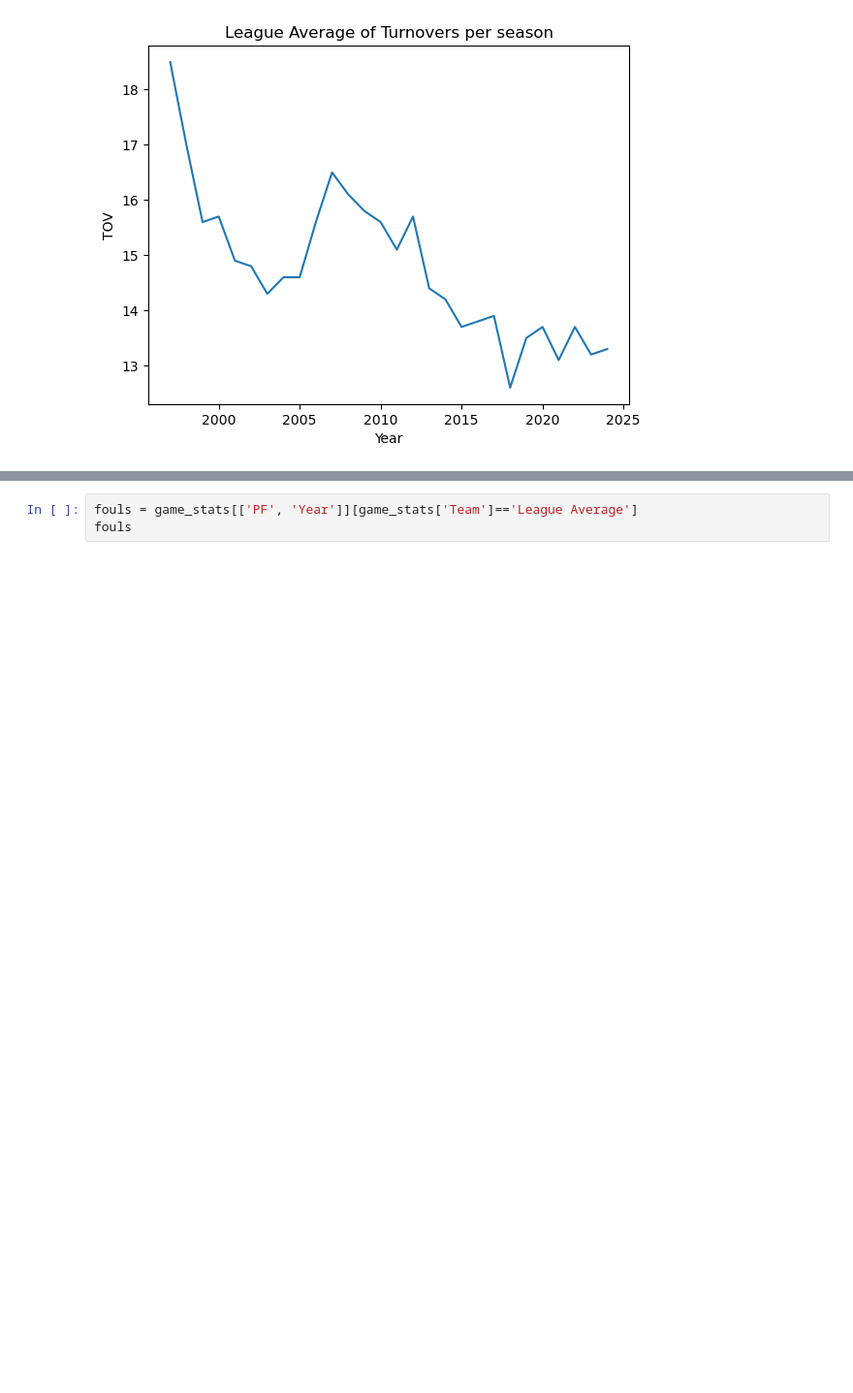
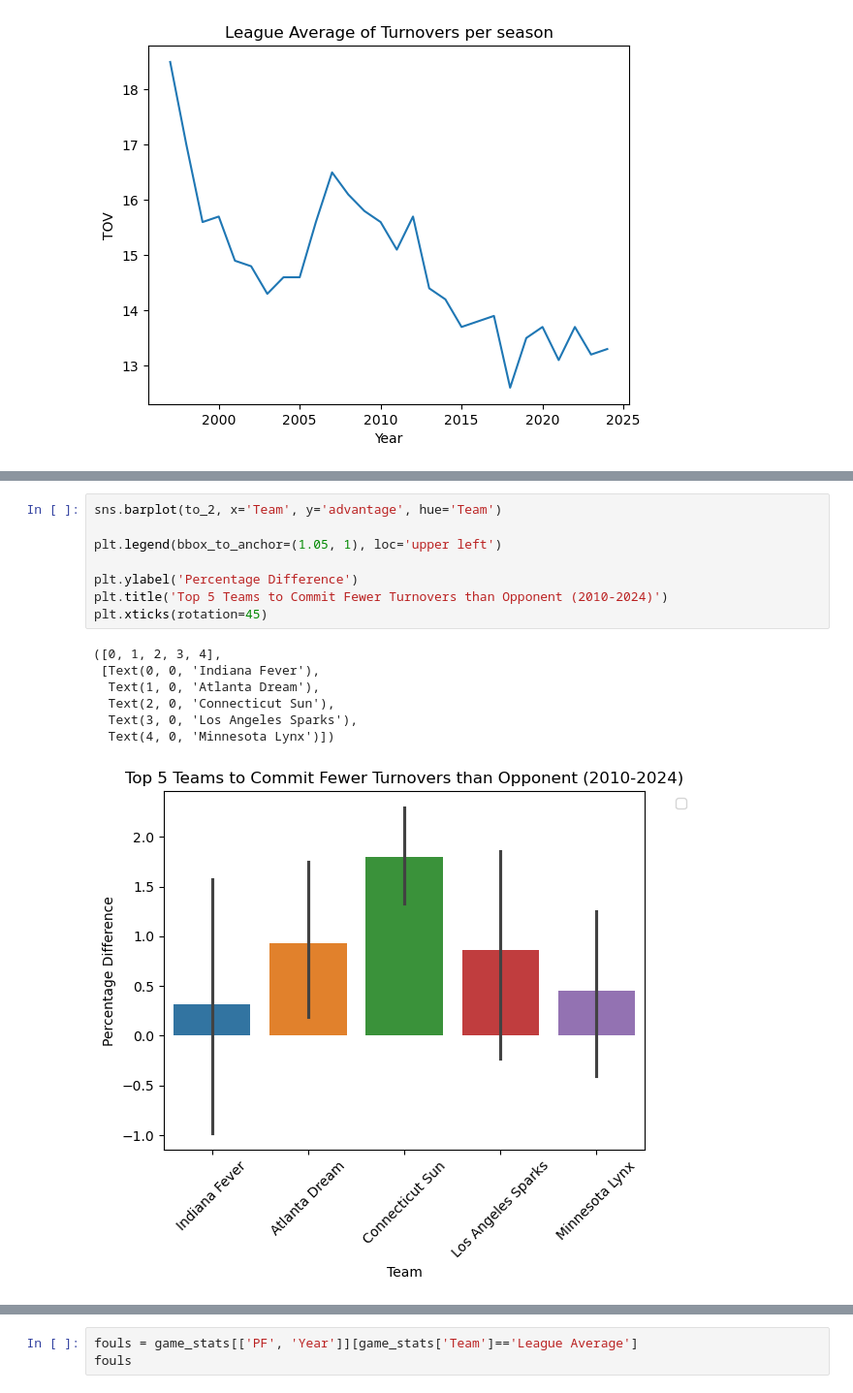
Before and after one commit to tasleem-m/Insight-into-the-WNBA, a Jupyter notebook: notebook/Capstone_copy.ipynb, the cells around one changed output, grey strips where cells are left out. Shown at 97% size. Cells and saved outputs as stored; diff of their text form; blank space fills up the shorter version.

```diff
--- a/notebook/Capstone_copy.ipynb
+++ b/notebook/Capstone_copy.ipynb
@@ -139,0 +218,16 @@ tov_1
+# %%
+sns.barplot(to_2, x='Team', y='advantage', hue='Team')
+
+plt.legend(bbox_to_anchor=(1.05, 1), loc='upper left')
+
+plt.ylabel('Percentage Difference')
+plt.title('Top 5 Teams to Commit Fewer Turnovers than Opponent (2010-2024)')
+plt.xticks(rotation=45)
+# %% [output]
+([0, 1, 2, 3, 4],
+ [Text(0, 0, 'Indiana Fever'),
+  Text(1, 0, 'Atlanta Dream'),
+  Text(2, 0, 'Connecticut Sun'),
+  Text(3, 0, 'Los Angeles Sparks'),
+  Text(4, 0, 'Minnesota Lynx')])
+[figure, added]
```
Also changed, not shown: parts of 14 cells of this notebook.
